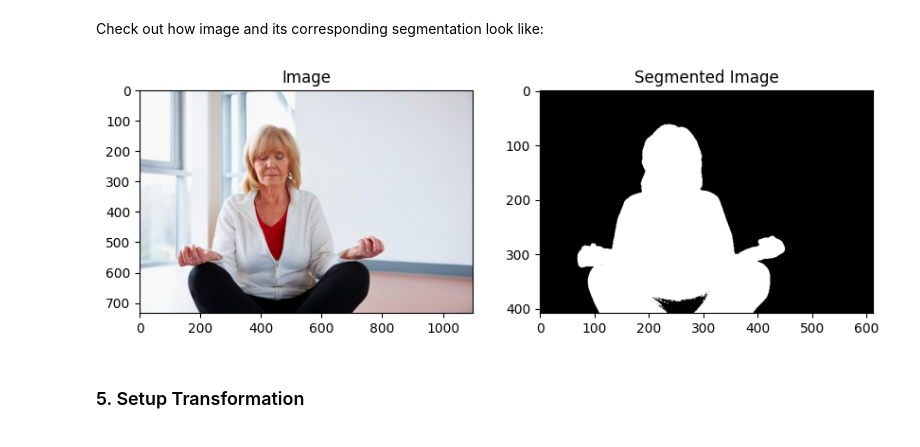
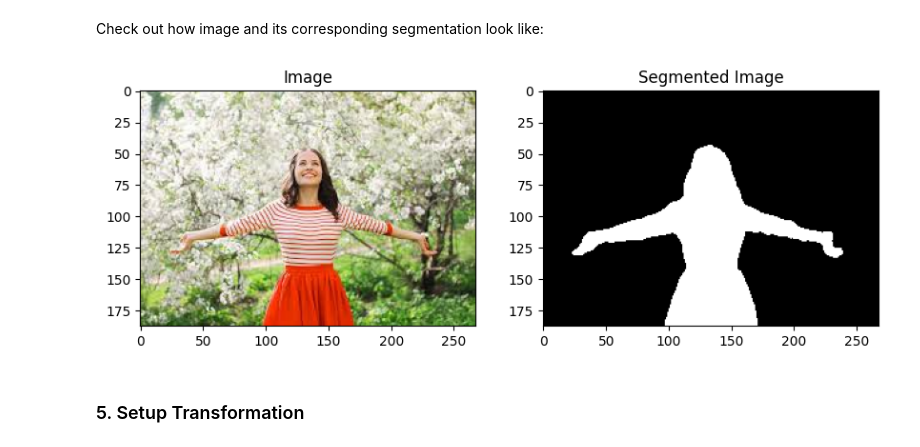
Before and after one commit to samyarsworld/Human-segmentation-deep-learning, a Jupyter notebook: Human_Segmentation.ipynb, the cells around one changed output. Saved outputs shown, nothing was run; the diff lists cells and outputs as text; code cells hidden in the pictures.

Commit message:
Divide testing and training set

```diff
--- a/Human_Segmentation.ipynb
+++ b/Human_Segmentation.ipynb
@@ -73,17 +76,17 @@ Check out how image and its corresponding segmentation look like:
 # %%
 # Get a random image index
 random_index = random.randint(0, len(train_image_path_list) - 1)
 
 # Build a to tensor transform function
 to_tensor = transforms.ToTensor()
 
 # Transform the base image and segmented image to tensor
-image = to_tensor(Image.open(train_image_path_list[random_index]))
-segmented_image = to_tensor(Image.open(segmented_image_path_list[random_index]))
+test_image = to_tensor(Image.open(train_image_path_list[random_index]))
+test_segmented_image = to_tensor(Image.open(segmented_image_path_list[random_index]))
 
-plot_images(image, segmented_image)
+plot_images(test_image, test_segmented_image)
 # %% [output]
-[figure, old version]
+[figure, new version]
 # %% [markdown]
 ### 5. Setup Transformation
 # %%
```
Also changed, not shown: parts of 8 cells of this notebook.
